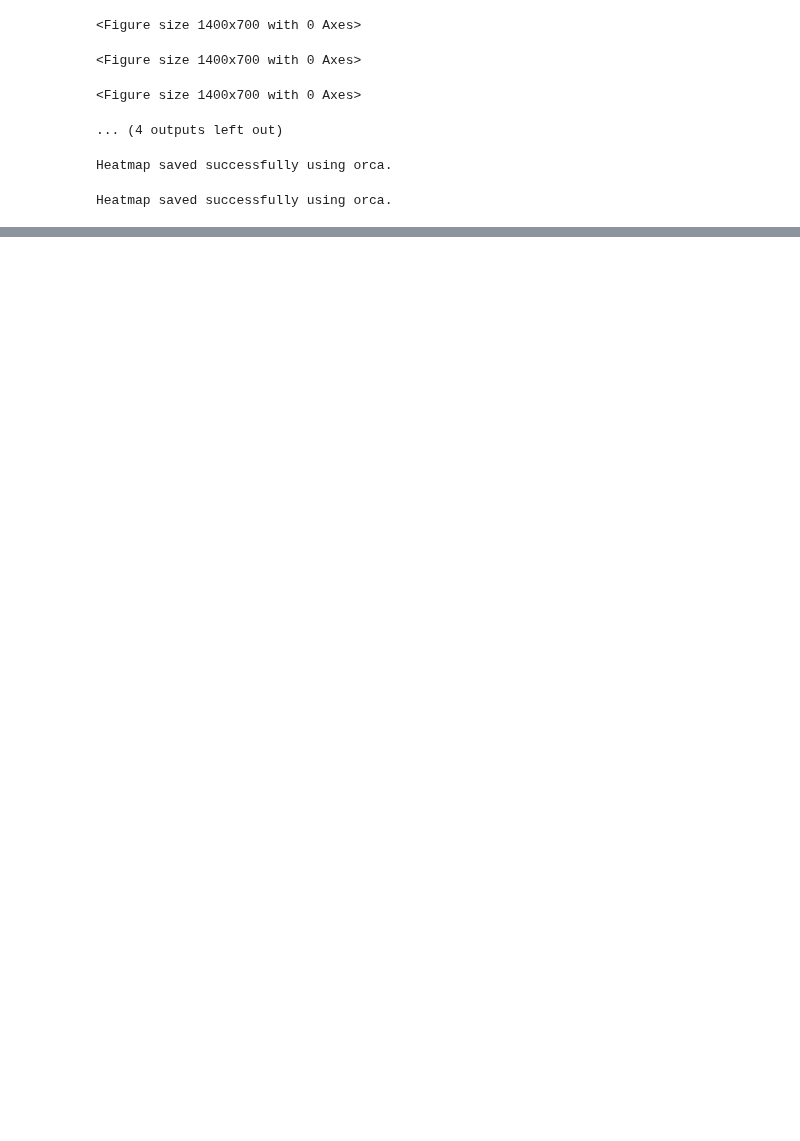
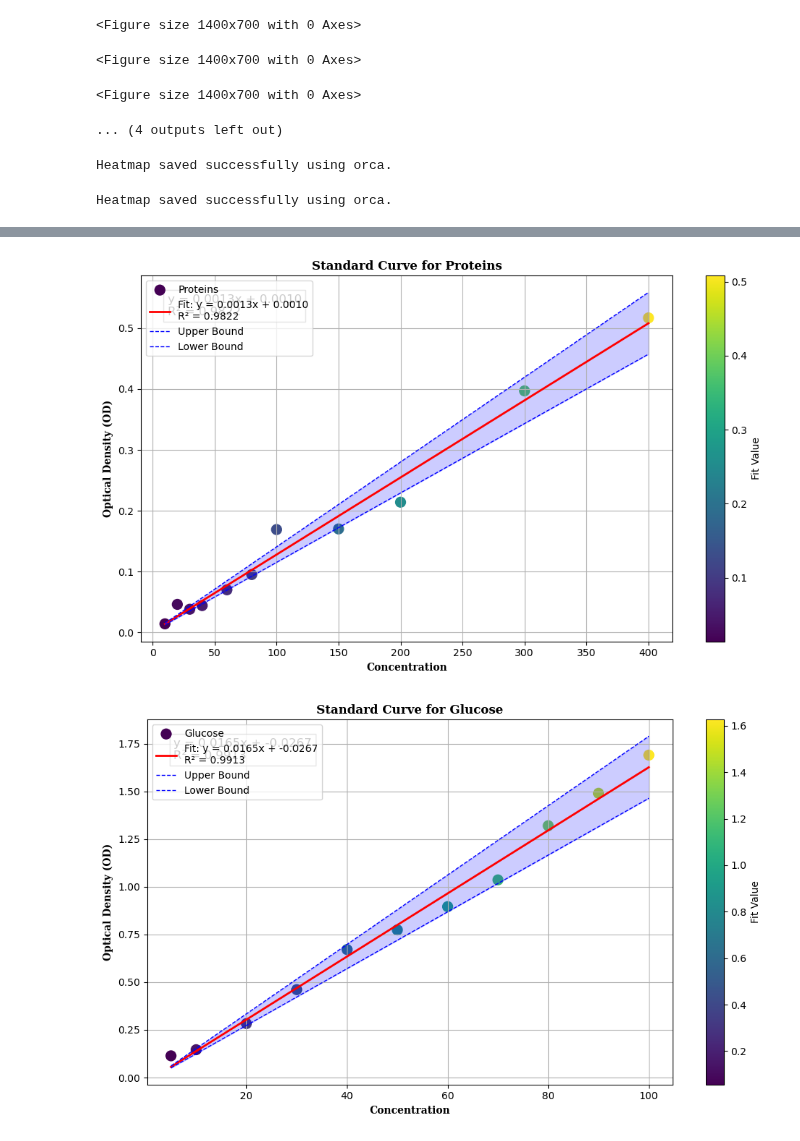
Before and after one commit to MuhammadRehanKhalid/Data_Science_AI, a Jupyter notebook: Algae_thesis_HR Data/Microalgae_Sample_Data.ipynb, the cells around one changed output, grey strips where cells are left out. Saved outputs shown, nothing was run; the diff lists cells and outputs as text; code cells hidden in the pictures; blank space fills up the shorter version.

```diff
--- a/Algae_thesis_HR Data/Microalgae_Sample_Data.ipynb
+++ b/Algae_thesis_HR Data/Microalgae_Sample_Data.ipynb
@@ -428,0 +418,72 @@ KeyError: 'Concentration'
+# %%
+import pandas as pd
+import numpy as np
+import matplotlib.pyplot as plt
+import seaborn as sns
+from sklearn.linear_model import LinearRegression
+from sklearn.metrics import r2_score
+
+# Path to the Excel file
+excel_file_path = './stand_curv.xlsx'
+
+# Read data from the Excel file
+df = pd.read_excel(excel_file_path)
+
+def plot_standard_curve(df, x_col, y_col, title, legend_label):
+    # Extract data
+    x = df[x_col].values.reshape(-1, 1)
+    y = df[y_col].values
+
+    # Perform linear regression
+    model = LinearRegression()
+    model.fit(x, y)
+    y_pred = model.predict(x)
+    r2 = r2_score(y, y_pred)
+    slope = model.coef_[0]
+    intercept = model.intercept_
+
+    # Calculate plus-minus lines (assuming a fixed margin for demonstration)
+    margin = 0.1 * y_pred  # 10% margin
+    y_upper = y_pred + margin
+    y_lower = y_pred - margin
+
+    # Plot data
+    plt.figure(figsize=(10, 6))
+    scatter = plt.scatter(df[x_col], df[y_col], c=y_pred, cmap='viridis', s=100, label=legend_label)
+    plt.plot(df[x_col], y_pred, color='red', linewidth=2, label=f'Fit: y = {slope:.4f}x + {intercept:.4f}\nR² = {r2:.4f}')
+
+    # Plot plus-minus lines
+    plt.plot(df[x_col], y_upper, color='blue', linestyle='--', linewidth=1, label='Upper Bound')
+    plt.plot(df[x_col], y_lower, color='blue', linestyle='--', linewidth=1, label='Lower Bound')
+
+    # Fill the area between plus-minus lines
+    plt.fill_between(df[x_col], y_lower, y_upper, color='blue', alpha=0.2)
+
+    # Add color bar
+    cbar = plt.colorbar(scatter)
+    cbar.set_label('Fit Value')
+
+    # Add equation and R² value to the plot
+    equation_text = f'y = {slope:.4f}x + {intercept:.4f}\nR² = {r2:.4f}'
+    plt.text(0.05, 0.95, equation_text, transform=plt.gca().transAxes,
+             fontsize=12, verticalalignment='top', bbox=dict(facecolor='white', alpha=0.5))
+
+    # Customize plot
+    plt.title(title, fontname='DejaVu Serif', fontweight='bold')
+    plt.xlabel('Concentration', fontname='DejaVu Serif', fontweight='bold')
+    plt.ylabel('Optical Density (OD)', fontname='DejaVu Serif', fontweight='bold')
+    plt.legend()
+    plt.grid(True)
+    plt.tight_layout()
+
+    # Save the plot
+    plt.savefig(r'D:\Study\Study and Extras\Dr Nawaz Sb Paper\M.Phil Thesis and Studentship\Rehan_Thesis 2022-2024\Data Set\Exp_2\{}.png'.format(y_col), dpi=300)
+    # plt.savefig(f'./{y_col}_standard_curve.png', dpi=300)
+    plt.show()
+
+# Plot standard curves for Glucose and Proteins
+plot_standard_curve(df, 'Protein_Concentration', 'Protein_OD', 'Standard Curve for Proteins', 'Proteins')
+plot_standard_curve(df, 'Glucose_Concentration', 'Glucose_OD', 'Standard Curve for Glucose', 'Glucose')
+# %% [output]
+[figure, added]
+[figure, added]
```
Also changed, not shown: parts of 3 cells of this notebook, 3 other files.
